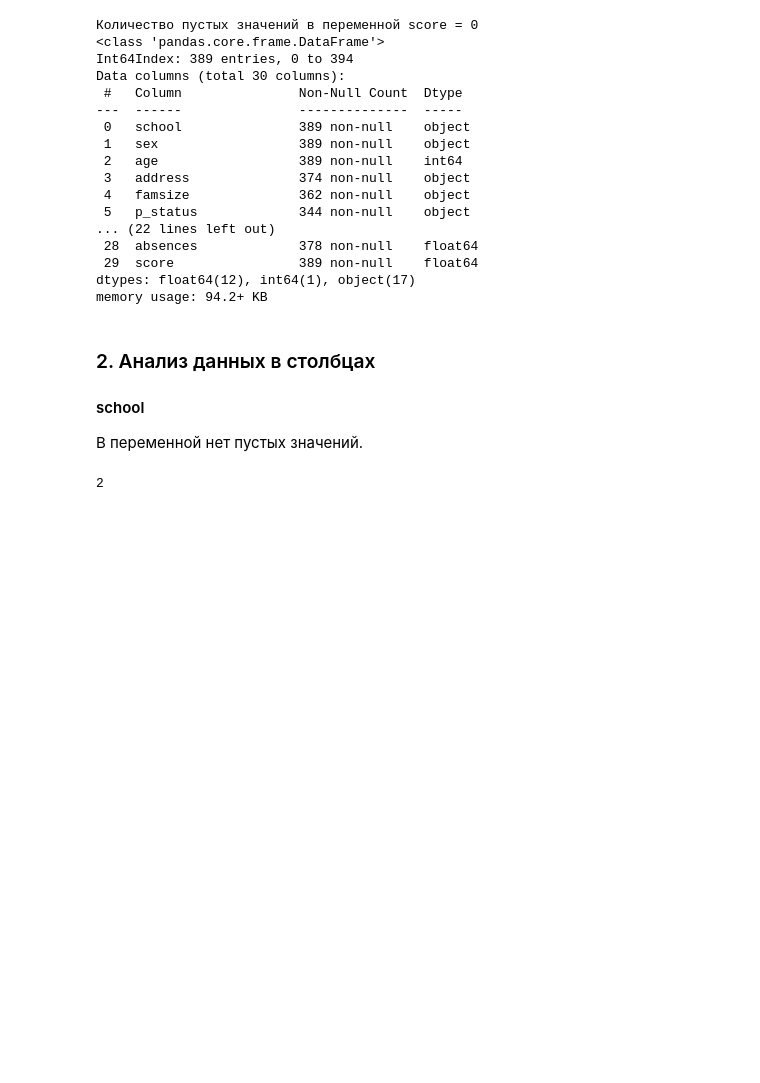
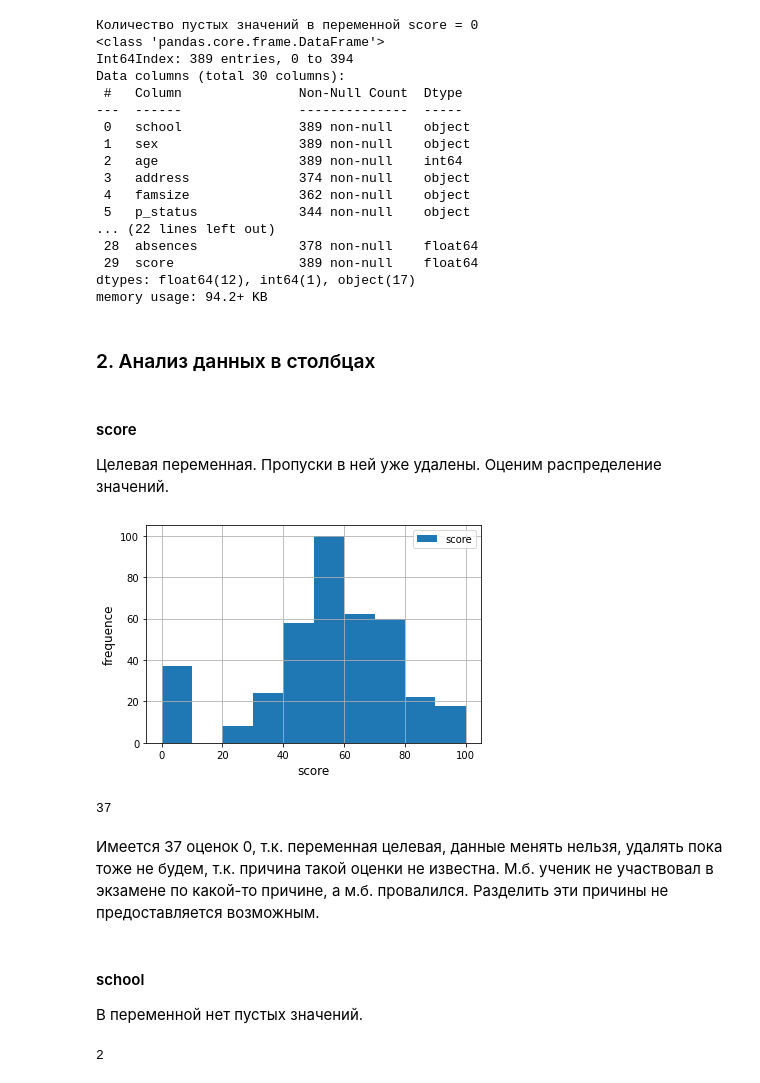
Before and after one commit to Ruslan-Lis/Skill_Factory, a Jupyter notebook: module_2/Project_2_EDA_R_Lisin.ipynb, the cells around one changed output. Cells and saved outputs as stored; diff of their text form; code cells hidden in the pictures; blank space fills up the shorter version.

```diff
--- a/module_2/Project_2_EDA_R_Lisin.ipynb
+++ b/module_2/Project_2_EDA_R_Lisin.ipynb
@@ -205,8 +179,29 @@ Data columns (total 30 columns):
  29  score                389 non-null    float64
 dtypes: float64(12), int64(1), object(17)
 memory usage: 94.2+ KB
+# %% [markdown]
+### 2. Анализ данных в столбцах
+# %% [markdown]
+#### score
+Целевая переменная. Пропуски в ней уже удалены. Оценим распределение значений.
+# %%
+df.score.hist(label='score')
+plt.xlabel('score',fontsize = 12)
+plt.ylabel('frequence',fontsize = 12)
+# plt.title('')
+plt.grid(True)
+plt.legend()
+plt.show()
+# %% [output]
+[figure, added]
+# %%
+nul_score = df[df['score'] == 0].copy()
+len(nul_score)
+# %% [output]
+37
+# %% [markdown]
+Имеется 37 оценок 0, т.к. переменная целевая, данные менять нельзя, удалять пока тоже не будем, т.к. причина такой оценки не известна. М.б. ученик не участвовал в экзамене по какой-то причине, а м.б. провалился. Разделить эти причины не предоставляется возможным.
 # %% [markdown]
-### 2. Анализ данных в столбцах
 #### school
 В переменной нет пустых значений.
 # %%
```
Also changed, not shown: parts of 165 cells of this notebook.
